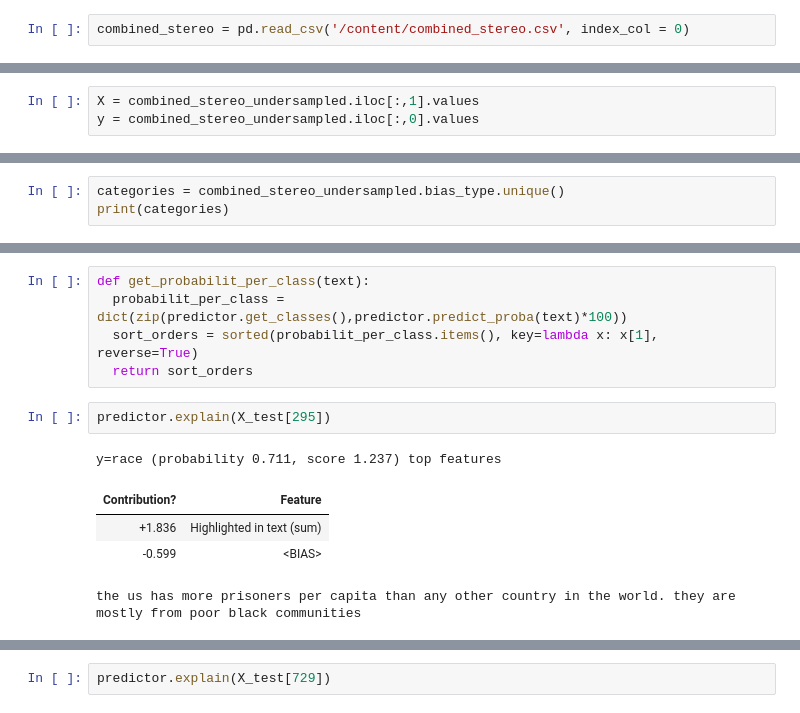
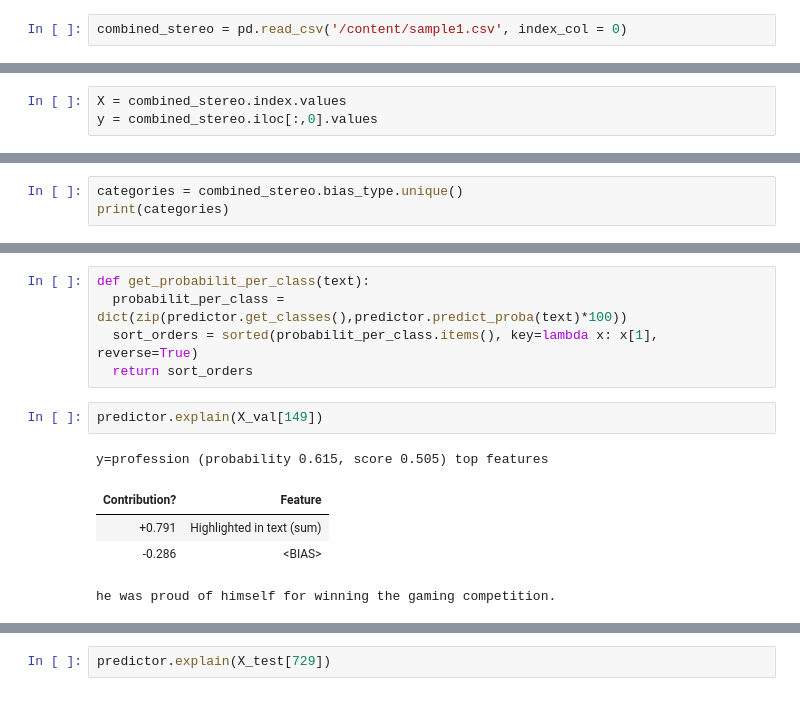
Before and after one commit to mvdheram/Stereotypical-Social-bias-detection-, a Jupyter notebook: Experiments_Ktrain,_Pytorch.ipynb, the cells around one changed output, grey strips where cells are left out. Saved outputs shown, nothing was run; the diff lists cells and outputs as text.

```diff
--- a/Experiments_Ktrain,_Pytorch.ipynb
+++ b/Experiments_Ktrain,_Pytorch.ipynb
@@ -708,7 +712,7 @@ import ktrain
 from ktrain import text
 import pandas as pd
 # %%
-combined_stereo = pd.read_csv('/content/combined_stereo.csv', index_col = 0)
+combined_stereo = pd.read_csv('/content/sample1.csv', index_col = 0)
 # %%
 combined_stereo.bias_type.value_counts()
 # %% [output]
@@ -749,5 +776,5 @@ import os
 os.environ["CUDA_DEVICE_ORDER"] = "PCI_BUS_ID";
 os.environ["CUDA_VISIBLE_DEVICES"] = "0";
 # %%
-X = combined_stereo_undersampled.iloc[:,1].values
-y = combined_stereo_undersampled.iloc[:,0].values
+X = combined_stereo.index.values
+y = combined_stereo.iloc[:,0].values
@@ -759,6 +786,6 @@ print(y)
 from sklearn.model_selection import train_test_split
 X_train, X_val, y_train, y_val = train_test_split(X, y, test_size = 0.2, random_state = 1)
 # %%
-categories = combined_stereo_undersampled.bias_type.unique()
+categories = combined_stereo.bias_type.unique()
 print(categories)
 # %% [output]
@@ -900,10 +932,10 @@ def get_probabilit_per_class(text):
   sort_orders = sorted(probabilit_per_class.items(), key=lambda x: x[1], reverse=True)
   return sort_orders
 # %%
-predictor.explain(X_test[295])
+predictor.explain(X_val[149])
 # %% [output]
-y=race (probability 0.711, score 1.237) top features
+y=profession (probability 0.615, score 0.505) top features
 | Contribution? | Feature |
-| +1.836 | Highlighted in text (sum) |
-| -0.599 | <BIAS> |
+| +0.791 | Highlighted in text (sum) |
+| -0.286 | <BIAS> |
-the us has more prisoners per capita than any other country in the world. they are mostly from poor black communities
+he was proud of himself for winning the gaming competition.
```
Also changed, not shown: parts of 24 cells of this notebook.
